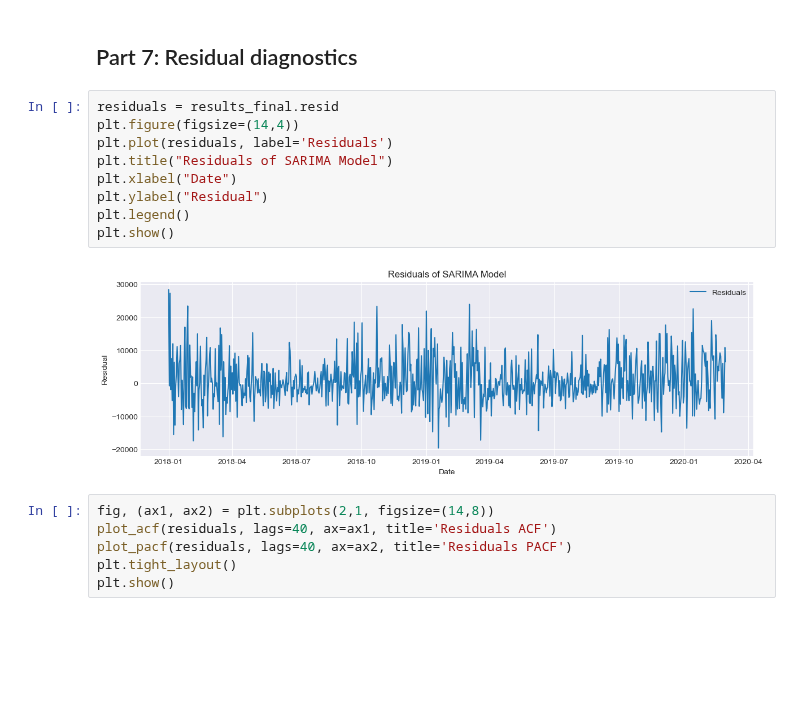
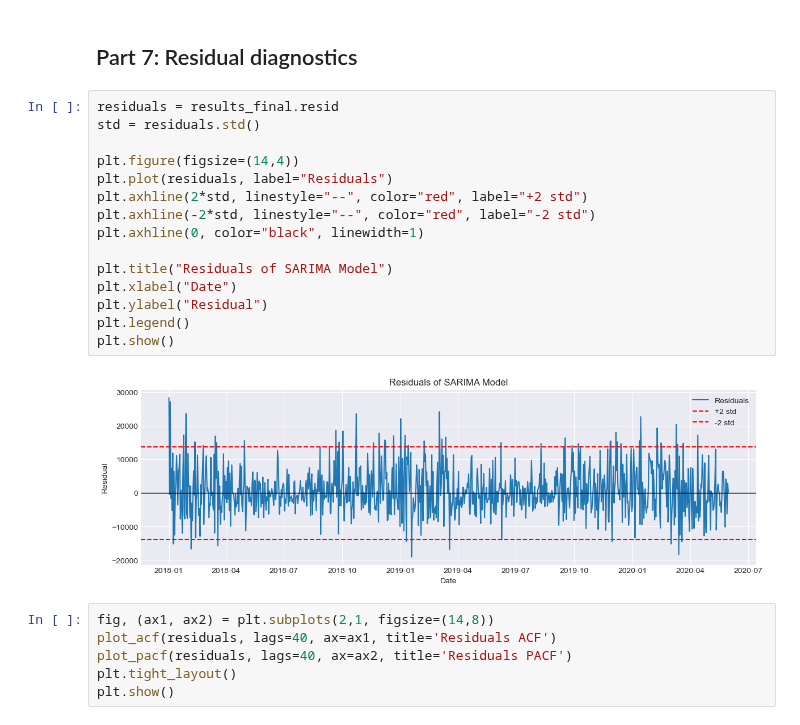
Before and after one commit to DataBlooming/Financial_Forecasting_Deep_Learning, a Jupyter notebook: Wind_Power_Forecast/wind_forecast_lstm_and_sarima.ipynb, the cells around one changed output. Cells and saved outputs as stored; diff of their text form; blank space fills up the shorter version.

```diff
--- a/Wind_Power_Forecast/wind_forecast_lstm_and_sarima.ipynb
+++ b/Wind_Power_Forecast/wind_forecast_lstm_and_sarima.ipynb
@@ -1115,16 +1126,22 @@ plt.show()
 # %% [markdown]
 ## Part 7: Residual diagnostics
-# %%
-residuals = results_final.resid
-plt.figure(figsize=(14,4))
-plt.plot(residuals, label='Residuals')
-plt.title("Residuals of SARIMA Model")
-plt.xlabel("Date")
-plt.ylabel("Residual")
-plt.legend()
-plt.show()
-# %% [output]
-[figure, removed]
+# %%
+residuals = results_final.resid
+std = residuals.std()
+
+plt.figure(figsize=(14,4))
+plt.plot(residuals, label="Residuals")
+plt.axhline(2*std, linestyle="--", color="red", label="+2 std")
+plt.axhline(-2*std, linestyle="--", color="red", label="-2 std")
+plt.axhline(0, color="black", linewidth=1)
+
+plt.title("Residuals of SARIMA Model")
+plt.xlabel("Date")
+plt.ylabel("Residual")
+plt.legend()
+plt.show()
+# %% [output]
+[figure, added]
 # %%
 fig, (ax1, ax2) = plt.subplots(2,1, figsize=(14,8))
 plot_acf(residuals, lags=40, ax=ax1, title='Residuals ACF')
```
Also changed, not shown: parts of 19 cells of this notebook.
